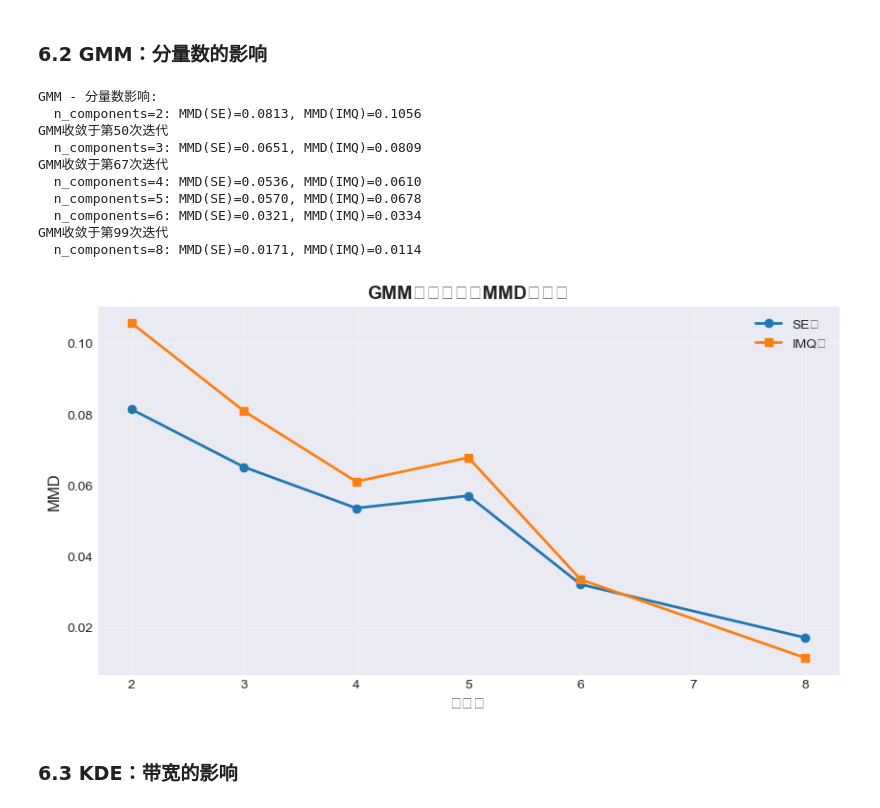
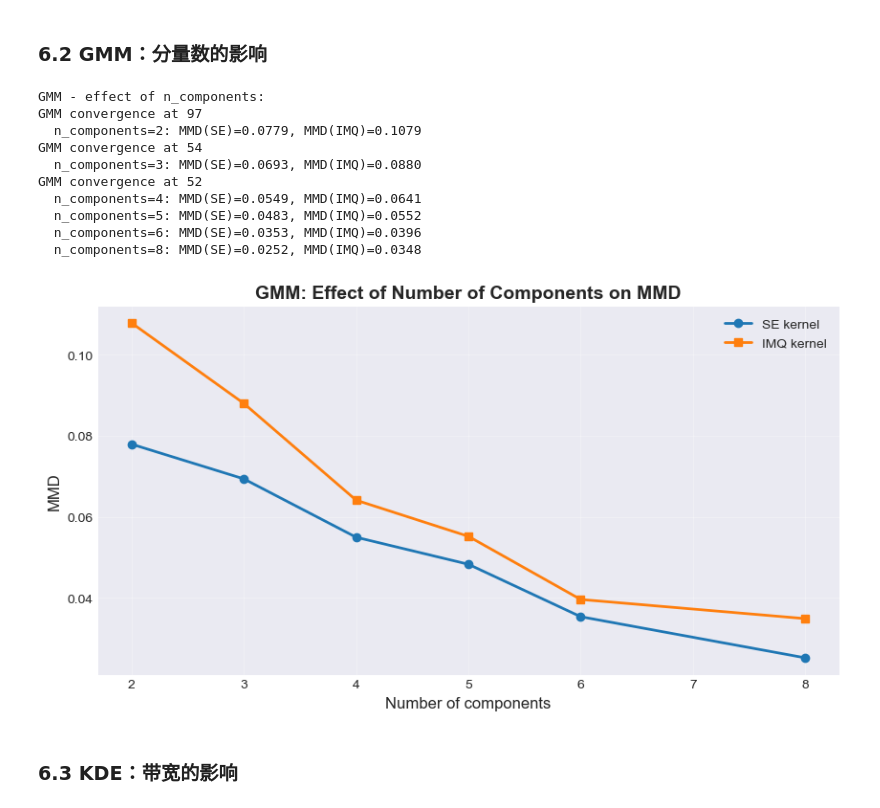
Before and after one commit to sena1818/GNNs, a Jupyter notebook: sheet/sheet_1/Two_Dimensionaldata.ipynb, the cells around one changed output. Cells and saved outputs as stored; diff of their text form; code cells hidden in the pictures.

```diff
--- a/sheet/sheet_1/Two_Dimensionaldata.ipynb
+++ b/sheet/sheet_1/Two_Dimensionaldata.ipynb
@@ -621,20 +624,20 @@ print(f"测试集间MMD (反多二次核): {mmd_imq:.4f}")
 # %%
 def evaluate_model(model, X_test, n_samples=1000, model_name="Model"):
     """
-    评估模型：生成样本并计算MMD
+    evaluate density model using MMD
 
-    参数:
-        model: 密度模型
-        X_test: 测试集
-        n_samples: 生成样本数
-        model_name: 模型名称
-    返回:
-        results: 包含MMD值的字典
+    Parameters:
+        model: density model
+        X_test: test set
+        n_samples: number of samples to generate
+        model_name: model name
+    Returns:
+        results: dictionary containing MMD values
     """
-    # 生成样本
+    # generate samples
     X_generated = model.sample(n_samples)
 
-    # 计算MMD
+    # calculate MMD
     mmd_se = compute_mmd(X_test, X_generated, kernel='se', h=0.1)
     mmd_imq = compute_mmd(X_test, X_generated, kernel='imq', h=0.1)
 
@@ -646,8 +649,8 @@ def evaluate_model(model, X_test, n_samples=1000, model_name="Model"):
     }
 
     print(f"{model_name}:")
-    print(f"  MMD (SE核): {mmd_se:.4f}")
-    print(f"  MMD (IMQ核): {mmd_imq:.4f}")
+    print(f"  MMD (SE kernel): {mmd_se:.4f}")
+    print(f"  MMD (IMQ kernel): {mmd_imq:.4f}")
 
     return results
 # %%
@@ -813,25 +821,25 @@ plt.show()
 # %%
 fig, axes = plt.subplots(2, 3, figsize=(18, 12))
 
-# 原始测试数据
+# original test data
 axes[0, 0].scatter(X_test[:, 0], X_test[:, 1], alpha=0.6, s=20, c='blue')
-axes[0, 0].set_title('测试集（真实数据）', fontsize=12, fontweight='bold')
+axes[0, 0].set_title('test data (real)', fontsize=12, fontweight='bold')
 axes[0, 0].set_xlabel('Feature 1')
 axes[0, 0].set_ylabel('Feature 2')
 
-# 各模型生成的样本
+# samples generated by each model
 for i, result in enumerate(results):
     row = (i + 1) // 3
     col = (i + 1) % 3
 
     X_gen = result['samples']
     axes[row, col].scatter(X_gen[:, 0], X_gen[:, 1], alpha=0.6, s=20, c='orange')
-    axes[row, col].set_title(f"{result['model']} - 生成样本\nMMD(SE)={result['mmd_se']:.4f}",
+    axes[row, col].set_title(f"{result['model']} - generated samples\nMMD(SE)={result['mmd_se']:.4f}",
                             fontsize=12, fontweight='bold')
     axes[row, col].set_xlabel('Feature 1')
     axes[row, col].set_ylabel('Feature 2')
 
-# 隐藏多余的子图
+# hide unused subplots
 axes[1, 2].axis('off')
 
 plt.tight_layout()
@@ -886,43 +894,43 @@ plt.show()
 # %%
 n_components_list = [2, 3, 4, 5, 6, 8]
 mmd_results_gmm = {'n_components': [], 'mmd_se': [], 'mmd_imq': []}
 
-print("\nGMM - 分量数影响:")
+print("\nGMM - effect of n_components:")
 for n_comp in n_components_list:
     model = GaussianMixtureModel(n_components=n_comp, max_iter=100)
     model.fit(X_train)
     X_gen = model.sample(1000)
 
     mmd_se = compute_mmd(X_test, X_gen, kernel='se', h=0.1)
     mmd_imq = compute_mmd(X_test, X_gen, kernel='imq', h=0.1)
 
     mmd_results_gmm['n_components'].append(n_comp)
     mmd_results_gmm['mmd_se'].append(mmd_se)
     mmd_results_gmm['mmd_imq'].append(mmd_imq)
 
     print(f"  n_components={n_comp}: MMD(SE)={mmd_se:.4f}, MMD(IMQ)={mmd_imq:.4f}")
 
 plt.figure(figsize=(10, 5))
-plt.plot(mmd_results_gmm['n_components'], mmd_results_gmm['mmd_se'], 'o-', label='SE核', linewidth=2)
-plt.plot(mmd_results_gmm['n_components'], mmd_results_gmm['mmd_imq'], 's-', label='IMQ核', linewidth=2)
-plt.xlabel('分量数', fontsize=12)
+plt.plot(mmd_results_gmm['n_components'], mmd_results_gmm['mmd_se'], 'o-', label='SE kernel', linewidth=2)
+plt.plot(mmd_results_gmm['n_components'], mmd_results_gmm['mmd_imq'], 's-', label='IMQ kernel', linewidth=2)
+plt.xlabel('Number of components', fontsize=12)
 plt.ylabel('MMD', fontsize=12)
-plt.title('GMM：分量数对MMD的影响', fontsize=14, fontweight='bold')
+plt.title('GMM: Effect of Number of Components on MMD', fontsize=14, fontweight='bold')
 plt.legend()
 plt.grid(True, alpha=0.3)
 plt.show()
 # %% [output]
-GMM - 分量数影响:
-  n_components=2: MMD(SE)=0.0813, MMD(IMQ)=0.1056
-GMM收敛于第50次迭代
-  n_components=3: MMD(SE)=0.0651, MMD(IMQ)=0.0809
-GMM收敛于第67次迭代
-  n_components=4: MMD(SE)=0.0536, MMD(IMQ)=0.0610
-  n_components=5: MMD(SE)=0.0570, MMD(IMQ)=0.0678
-  n_components=6: MMD(SE)=0.0321, MMD(IMQ)=0.0334
-GMM收敛于第99次迭代
-  n_components=8: MMD(SE)=0.0171, MMD(IMQ)=0.0114
+GMM - effect of n_components:
+GMM convergence at 97
+  n_components=2: MMD(SE)=0.0779, MMD(IMQ)=0.1079
+GMM convergence at 54
+  n_components=3: MMD(SE)=0.0693, MMD(IMQ)=0.0880
+GMM convergence at 52
+  n_components=4: MMD(SE)=0.0549, MMD(IMQ)=0.0641
+  n_components=5: MMD(SE)=0.0483, MMD(IMQ)=0.0552
+  n_components=6: MMD(SE)=0.0353, MMD(IMQ)=0.0396
+  n_components=8: MMD(SE)=0.0252, MMD(IMQ)=0.0348
-[figure, old version]
+[figure, new version]
 # %% [markdown]
 ### 6.3 KDE：带宽的影响
 # %%
```
Also changed, not shown: parts of 12 cells of this notebook, 4 other files.
